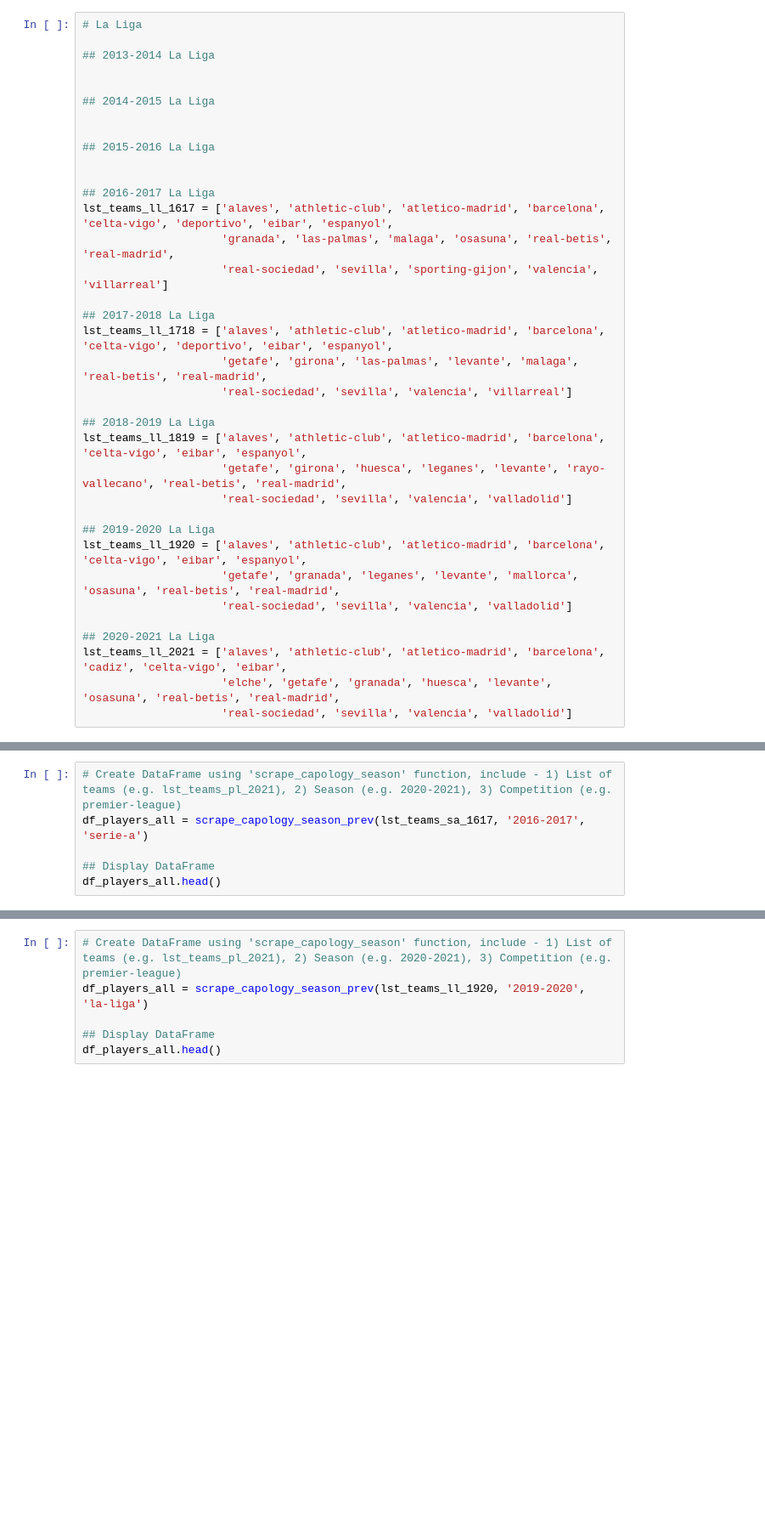
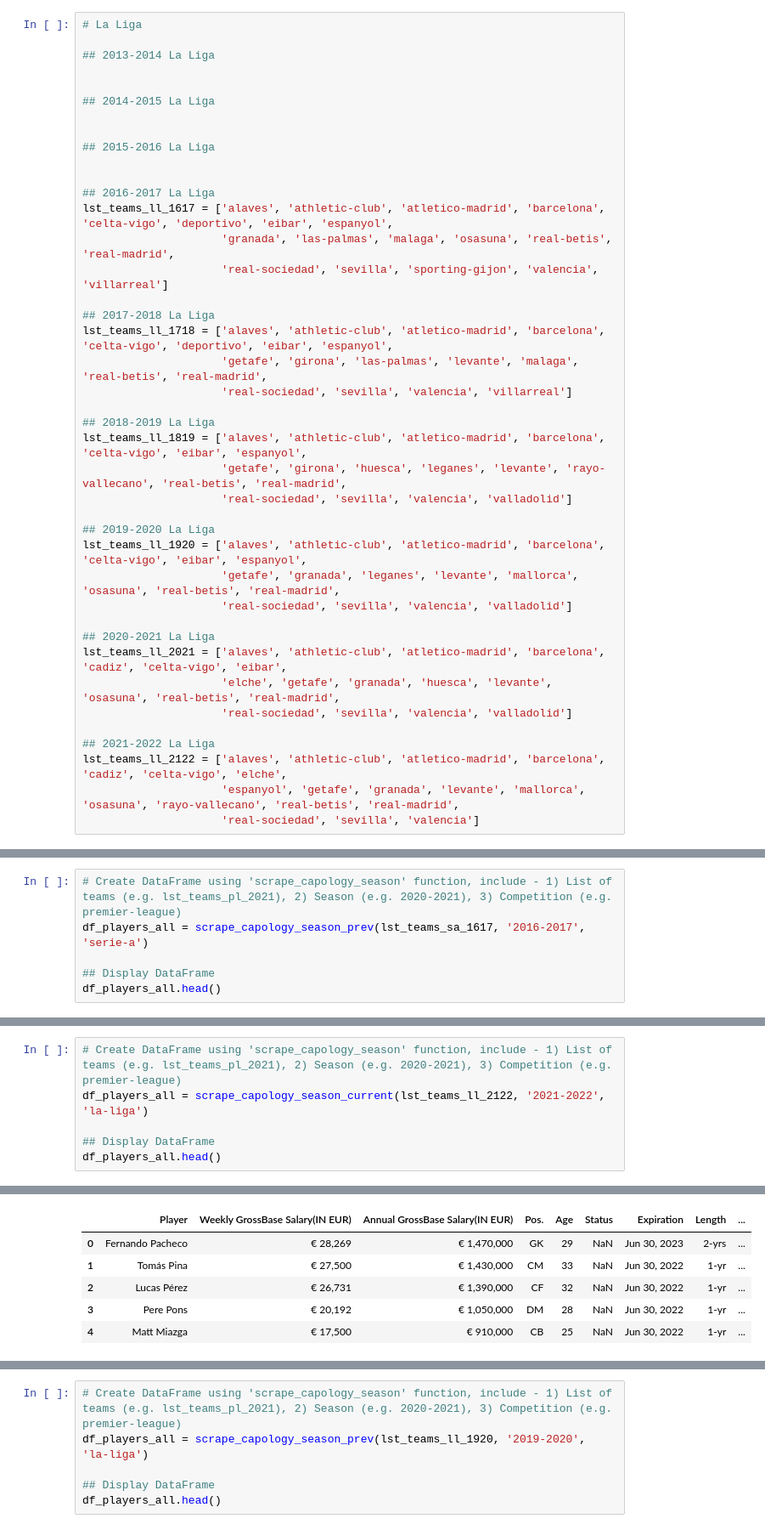
Before and after one commit to eddwebster/football_analytics, a Jupyter notebook: notebooks/1_data_scraping/Capology Player Salary Web Scraping.ipynb, the cells around one changed output, grey strips where cells are left out. Shown at 85% size. Drawn from its saved outputs; the diff is of its cells as text; blank space fills up the shorter version.

```diff
--- a/notebooks/1_data_scraping/Capology Player Salary Web Scraping.ipynb
+++ b/notebooks/1_data_scraping/Capology Player Salary Web Scraping.ipynb
@@ -282,4 +293,9 @@ lst_teams_ll_1920 = ['alaves', 'athletic-club', 'atletico-madrid', 'barcelona',
 lst_teams_ll_2021 = ['alaves', 'athletic-club', 'atletico-madrid', 'barcelona', 'cadiz', 'celta-vigo', 'eibar',
                      'elche', 'getafe', 'granada', 'huesca', 'levante', 'osasuna', 'real-betis', 'real-madrid',
                      'real-sociedad', 'sevilla', 'valencia', 'valladolid']
+
+## 2021-2022 La Liga
+lst_teams_ll_2122 = ['alaves', 'athletic-club', 'atletico-madrid', 'barcelona', 'cadiz', 'celta-vigo', 'elche',
+                     'espanyol', 'getafe', 'granada', 'levante', 'mallorca', 'osasuna', 'rayo-vallecano', 'real-betis', 'real-madrid',
+                     'real-sociedad', 'sevilla', 'valencia']
 # %%
@@ -712,0 +1000,7 @@ df_players_all.head()
+# %%
+# Create DataFrame using 'scrape_capology_season' function, include - 1) List of teams (e.g. lst_teams_pl_2021), 2) Season (e.g. 2020-2021), 3) Competition (e.g. premier-league)
+df_players_all = scrape_capology_season_current(lst_teams_ll_2122, '2021-2022', 'la-liga')
+
+## Display DataFrame
+df_players_all.head()
+# %% [output]
@@ -713,2 +1024,8 @@ df_players_all.head()
+|  | Player | Weekly GrossBase Salary(IN EUR) | Annual GrossBase Salary(IN EUR) | Pos. | Age | Status | Expiration | Length | ... |
+| 0 | Fernando Pacheco | € 28,269 | € 1,470,000 | GK | 29 | NaN | Jun 30, 2023 | 2-yrs | ... |
+| 1 | Tomás Pina | € 27,500 | € 1,430,000 | CM | 33 | NaN | Jun 30, 2022 | 1-yr | ... |
+| 2 | Lucas Pérez | € 26,731 | € 1,390,000 | CF | 32 | NaN | Jun 30, 2022 | 1-yr | ... |
+| 3 | Pere Pons | € 20,192 | € 1,050,000 | DM | 28 | NaN | Jun 30, 2022 | 1-yr | ... |
+| 4 | Matt Miazga | € 17,500 | € 910,000 | CB | 25 | NaN | Jun 30, 2022 | 1-yr | ... |
 # %%
 # Create DataFrame using 'scrape_capology_season' function, include - 1) List of teams (e.g. lst_teams_pl_2021), 2) Season (e.g. 2020-2021), 3) Competition (e.g. premier-league)
```
Also changed, not shown: parts of 48 cells of this notebook, 2 other files.
